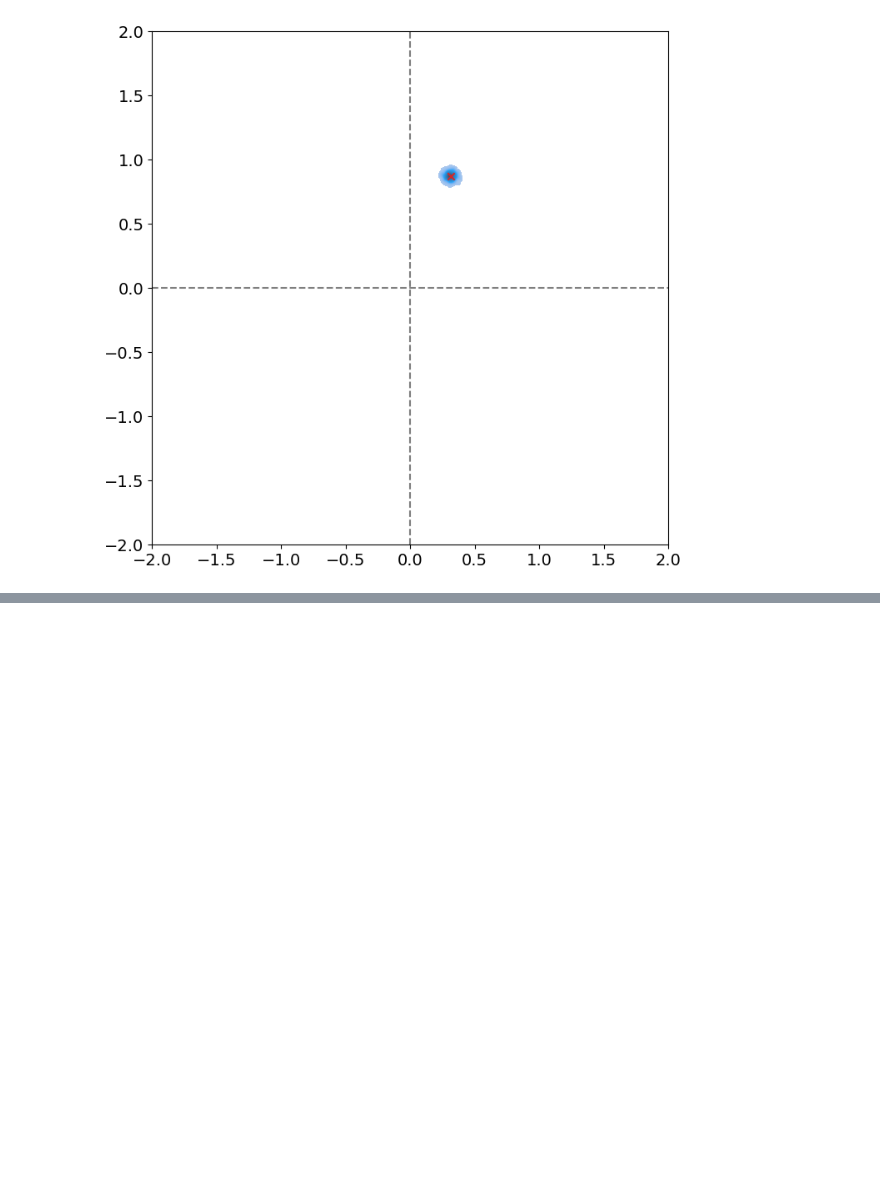
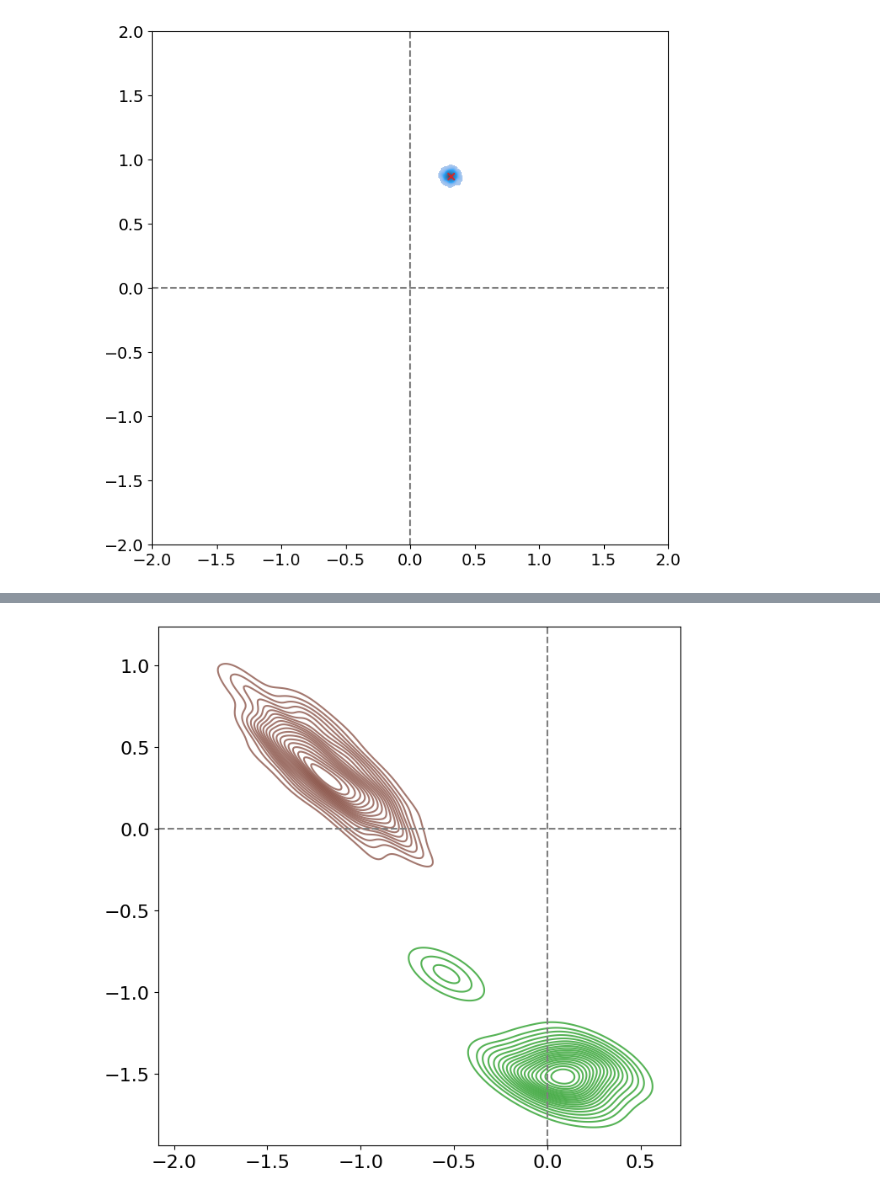
Before and after one commit to ninpnin/embedding-uncertainty-estimation, a Jupyter notebook: stan_simulation/plots.ipynb, the cells around one changed output, grey strips where cells are left out. Saved outputs shown, nothing was run; the diff lists cells and outputs as text; code cells hidden in the pictures; blank space fills up the shorter version.

```diff
--- a/stan_simulation/plots.ipynb
+++ b/stan_simulation/plots.ipynb
@@ -597,0 +598,75 @@ plt.show()
+# %%
+def extract_word_and_context_vectors_gibbs(filepath, vocabulary, D=2):
+    df = pd.read_csv(filepath)
+    print(len(df))
+    num_samples = df.shape[0]
+    V = len(vocabulary)
+
+    word_vectors = np.zeros((V, D, num_samples))
+    context_vectors = np.zeros((V, D, num_samples))
+
+    for n in range(V):
+        for d in range(D):
+            word_vectors[n, d, :] = df[f'word{n}_{d}'].values
+            context_vectors[n, d, :] = df[f'word{n}_c_{d}'].values
+            print(n,d)
+    return word_vectors, context_vectors
+# %%
+
+word_index = 1
+
+with open('100k_v10_d2_.json') as f:
+    data = json.load(f)
+
+vocabulary = data['vocabulary']
+
+# -- specify fit for Laplace ---
+size = 100000
+saved_fits_dir_laplace = "stan_fits_laplacedxd"
+fit_laplace = load_fit(size, saved_fits_dir_laplace)
+word_vectors_samples_laplace, _ = extract_word_and_context_vectors_vi(fit_laplace.draws_pd(), vocabulary)
+
+# -- specify samples for Gibbs ---
+file_path_gibbs = f'gibbs-samples/gibbs-samples-N-{size}.csv.fix'
+word_vectors_samples_gibbs, _ = extract_word_and_context_vectors_gibbs(file_path_gibbs, vocabulary)
+
+# ----
+
+word_samples_laplace = word_vectors_samples_laplace[word_index]
+word_samples_gibbs = word_vectors_samples_gibbs[word_index]
+
+data_laplace = {
+    'Dim 1': word_samples_laplace[0, :],
+    'Dim 2': word_samples_laplace[1, :],
+    'Method': ['Laplace'] * word_samples_laplace.shape[1]
+}
+
+data_gibbs = {
+    'Dim 1': word_samples_gibbs[0, :],
+    'Dim 2': word_samples_gibbs[1, :],
+    'Method': ['Gibbs'] * word_samples_gibbs.shape[1]
+}
+
+df_laplace = pd.DataFrame(data_laplace)
+df_gibbs = pd.DataFrame(data_gibbs)
+
+df_combined = pd.concat([df_laplace, df_gibbs])
+
+plt.figure(figsize=(8, 8))
+sns.kdeplot(x='Dim 1', y='Dim 2', data=df_combined[df_combined['Method'] == 'Laplace'], fill=False, thresh=0.05, levels=20, alpha=0.8, label='Laplace', color='tab:brown')
+sns.kdeplot(x='Dim 1', y='Dim 2', data=df_combined[df_combined['Method'] == 'Gibbs'], fill=False, thresh=0.05, levels=20, alpha=0.8, label='Gibbs', color='tab:green')
+
+plt.axhline(y=0, color='tab:gray', ls='--')
+plt.axvline(x=0, color='tab:gray', ls='--')
+#plt.xlim([, 2])
+#plt.ylim([-2, 2])
+
+plt.tick_params(axis='both', which='major', labelsize=16)
+plt.xlabel('')
+plt.ylabel('')
+
+#plt.legend()
+plt.savefig(f'figs/combined_gibbslaplace_donut_wordidx{word_index}.pdf')
+
+plt.show()
+# %% [output]
@@ -597,0 +690 @@ plt.show()
+[figure, added]
```
Also changed, not shown: parts of 7 cells of this notebook, 2 other files.
